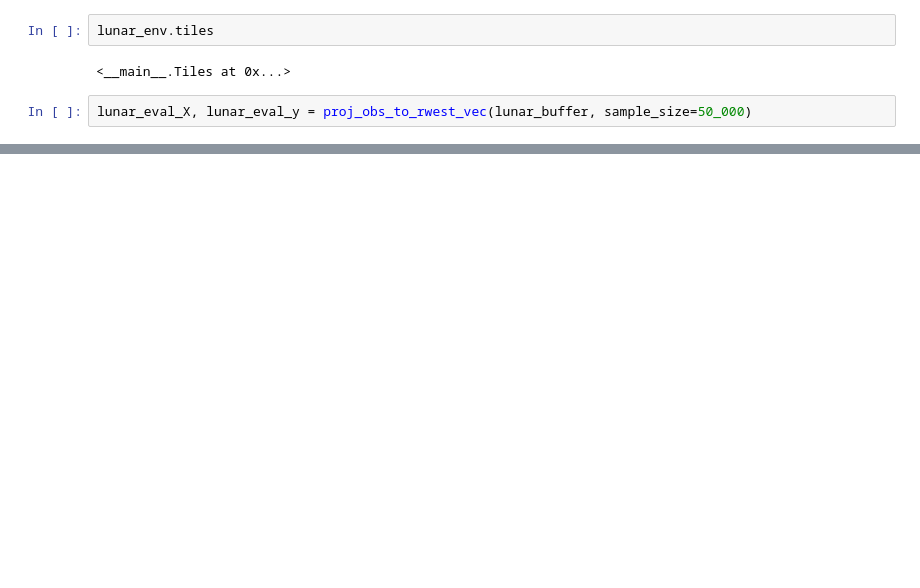
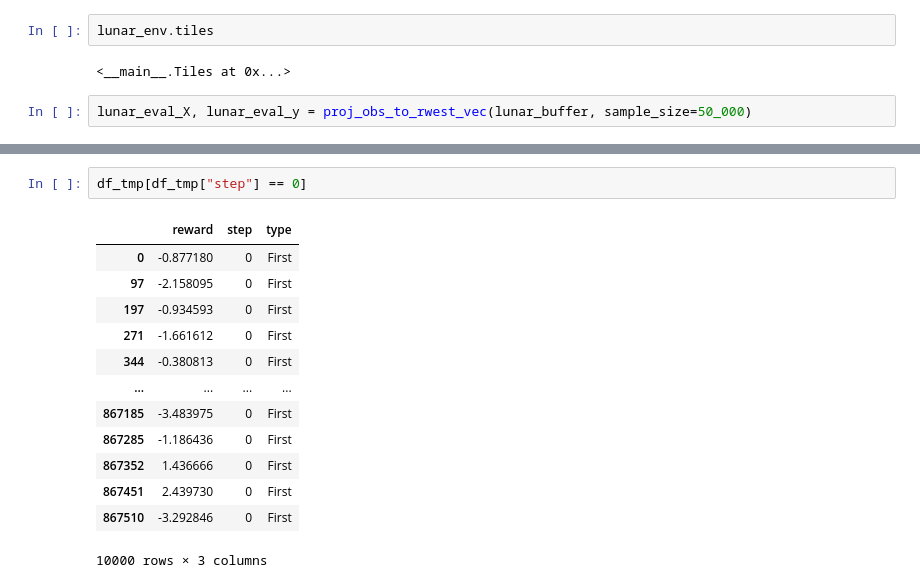
Before and after one commit to guidj/drmdp-fnapprox, a Jupyter notebook: notebooks/state_projection/x02-tiling-projection-envs.ipynb, the cells around one changed output, grey strips where cells are left out. Drawn from its saved outputs; the diff is of its cells as text; blank space fills up the shorter version.

```diff
--- a/notebooks/state_projection/x02-tiling-projection-envs.ipynb
+++ b/notebooks/state_projection/x02-tiling-projection-envs.ipynb
@@ -796,0 +852,16 @@ rwe_scatterplot(
+# %%
+df_tmp[df_tmp["step"] == 0]
+# %% [output]
+|  | reward | step | type |
+| 0 | -0.877180 | 0 | First |
+| 97 | -2.158095 | 0 | First |
+| 197 | -0.934593 | 0 | First |
+| 271 | -1.661612 | 0 | First |
+| 344 | -0.380813 | 0 | First |
+| ... | ... | ... | ... |
+| 867185 | -3.483975 | 0 | First |
+| 867285 | -1.186436 | 0 | First |
+| 867352 | 1.436666 | 0 | First |
+| 867451 | 2.439730 | 0 | First |
+| 867510 | -3.292846 | 0 | First |
+10000 rows × 3 columns
```
Also changed, not shown: parts of 50 cells of this notebook, 1 other file.
